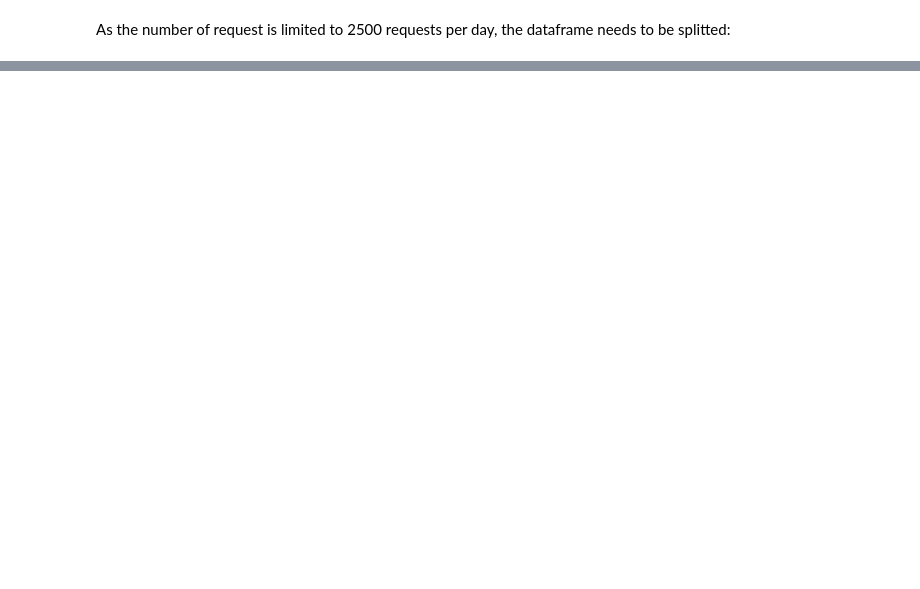
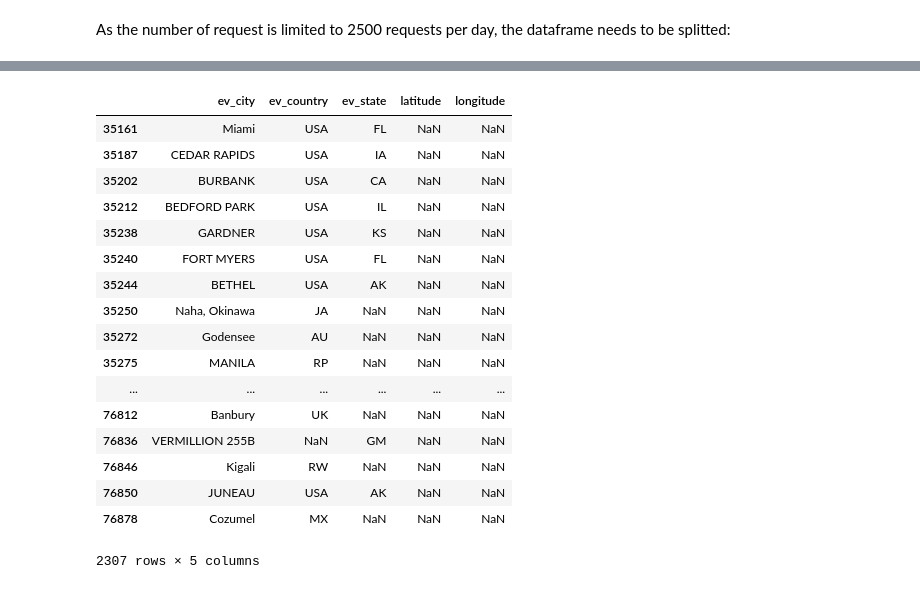
Before and after one commit to AeroPython/remove-before-flight, a Jupyter notebook: Getting missing latitude & longitude.ipynb, the cells around one changed output, grey strips where cells are left out. Saved outputs shown, nothing was run; the diff lists cells and outputs as text; code cells hidden in the pictures; blank space fills up the shorter version.

```diff
--- a/Getting missing latitude & longitude.ipynb
+++ b/Getting missing latitude & longitude.ipynb
@@ -71,3 +110,24 @@ need_location.iloc[0:2000].to_csv('./data/have_location_part1.csv')
+# %%
+need_location.iloc[2000:]
+# %% [output]
+|  | ev_city | ev_country | ev_state | latitude | longitude |
+| 35161 | Miami | USA | FL | NaN | NaN |
+| 35187 | CEDAR RAPIDS | USA | IA | NaN | NaN |
+| 35202 | BURBANK | USA | CA | NaN | NaN |
+| 35212 | BEDFORD PARK | USA | IL | NaN | NaN |
+| 35238 | GARDNER | USA | KS | NaN | NaN |
+| 35240 | FORT MYERS | USA | FL | NaN | NaN |
+| 35244 | BETHEL | USA | AK | NaN | NaN |
+| 35250 | Naha, Okinawa | JA | NaN | NaN | NaN |
+| 35272 | Godensee | AU | NaN | NaN | NaN |
+| 35275 | MANILA | RP | NaN | NaN | NaN |
+| ... | ... | ... | ... | ... | ... |
+| 76812 | Banbury | UK | NaN | NaN | NaN |
+| 76836 | VERMILLION 255B | NaN | GM | NaN | NaN |
+| 76846 | Kigali | RW | NaN | NaN | NaN |
+| 76850 | JUNEAU | USA | AK | NaN | NaN |
+| 76878 | Cozumel | MX | NaN | NaN | NaN |
+2307 rows × 5 columns
 # %%
 # Part 2: 2000:end
 for ii in range(2000, len(need_location)):
```
Also changed, not shown: parts of 5 cells of this notebook, 1 other file.
